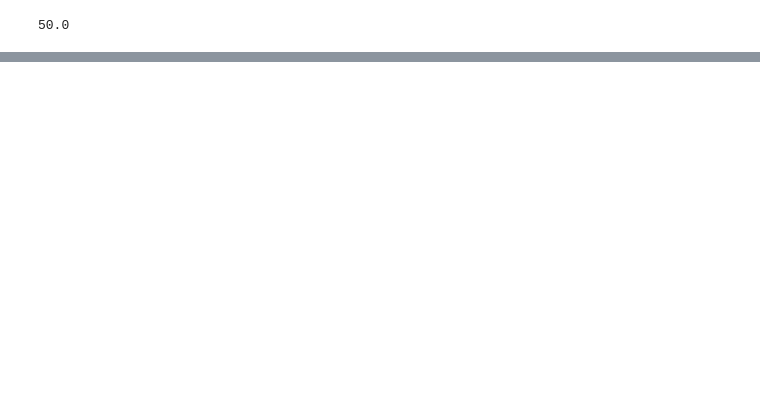
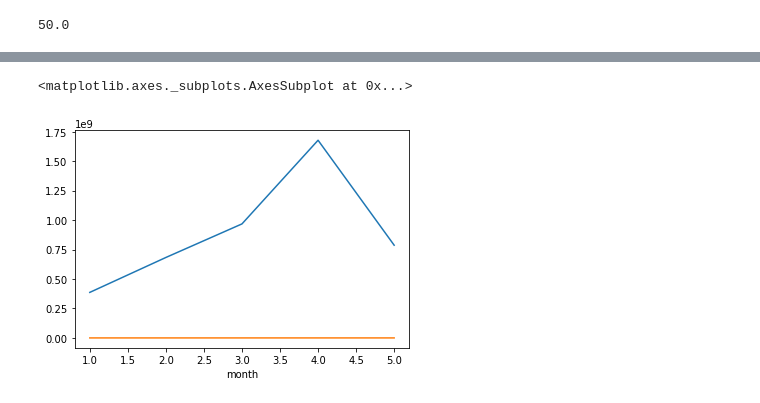
Before and after one commit to sprckt/land_registry, a Jupyter notebook: Land Registry Latest.ipynb, the cells around one changed output, grey strips where cells are left out. Saved outputs shown, nothing was run; the diff lists cells and outputs as text; code cells hidden in the pictures; blank space fills up the shorter version.

```diff
--- a/Land Registry Latest.ipynb
+++ b/Land Registry Latest.ipynb
@@ -225,7 +225,7 @@ london_districts, len(london_districts)
 ### Sales Volume in Latest Data
 # %%
 # Group by counties
-yr_2018 = data[data['date_of_transfer'].dt.year == 2018]
+yr_2018 = data[data['date_of_transfer'].dt.year == 2018].copy()
 print(f"Number of properties = {len(yr_2018.index)}")
 latest_counties = yr_2018[['price']].groupby(yr_2018['county']).agg(f)
 latest_counties['price','avg'] = latest_counties['price', 'sum'] / latest_counties['price','count']
@@ -500,0 +518,4 @@ ISLES OF SCILLY (0.05):  535000.0
+# %%
+yr_2018['month'] = yr_2018['date_of_transfer'].dt.month
+yr_2018.sort_values('month', inplace=True)
+yr_2018.head()
@@ -500,0 +529,7 @@ ISLES OF SCILLY (0.05):  535000.0
+# %%
+# Group by type of porperty and over the year
+yr_2018_type = yr_2018.groupby(['property_type', 'month',]).agg(f)
+
+# Flatten columns and rows
+yr_2018_type.columns = [col[1] for col in yr_2018_type.columns]
+yr_2018_type
@@ -500,0 +555,7 @@ ISLES OF SCILLY (0.05):  535000.0
+# %%
+yr_2018_type.loc['F', 'sum'].plot()
+
+yr_2018_type.loc['F', 'count'].plot()
+# %% [output]
+<matplotlib.axes._subplots.AxesSubplot at 0x...>
+[figure, added]
```
Also changed, not shown: parts of 9 cells of this notebook, 1 other file.
